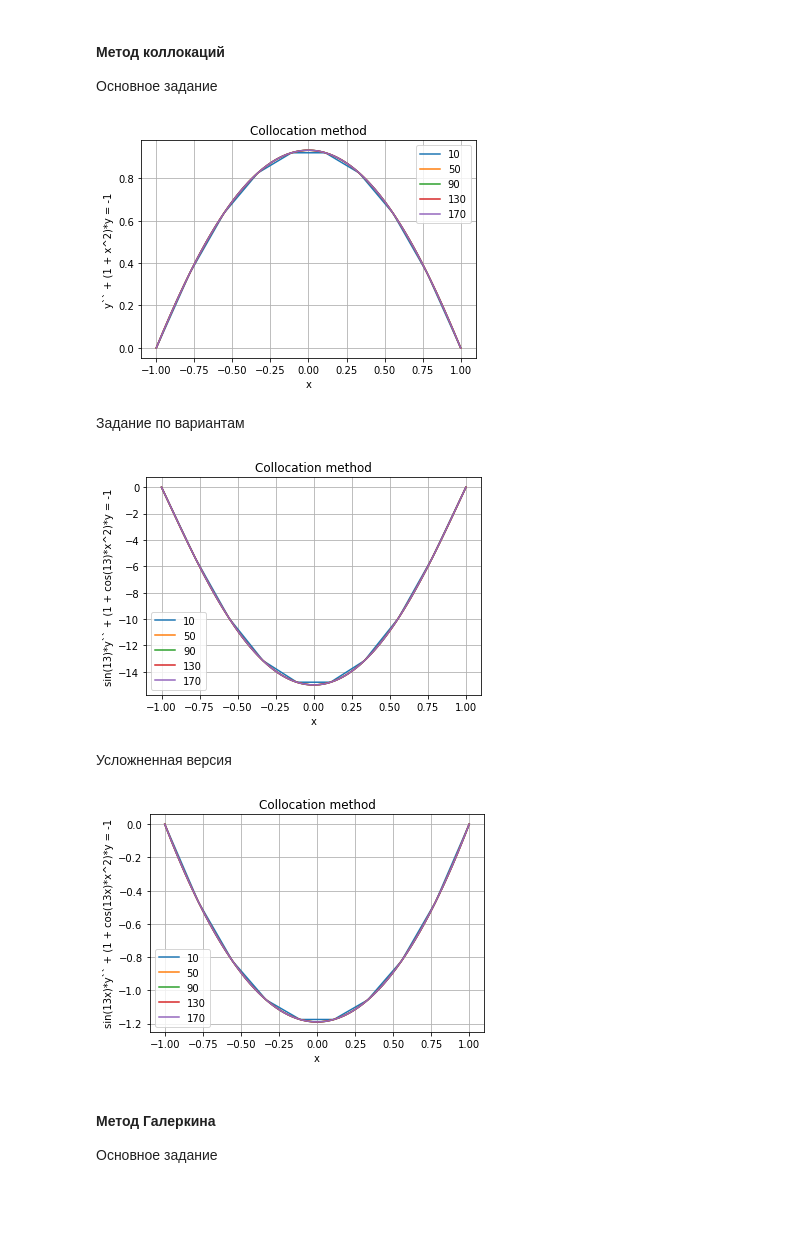
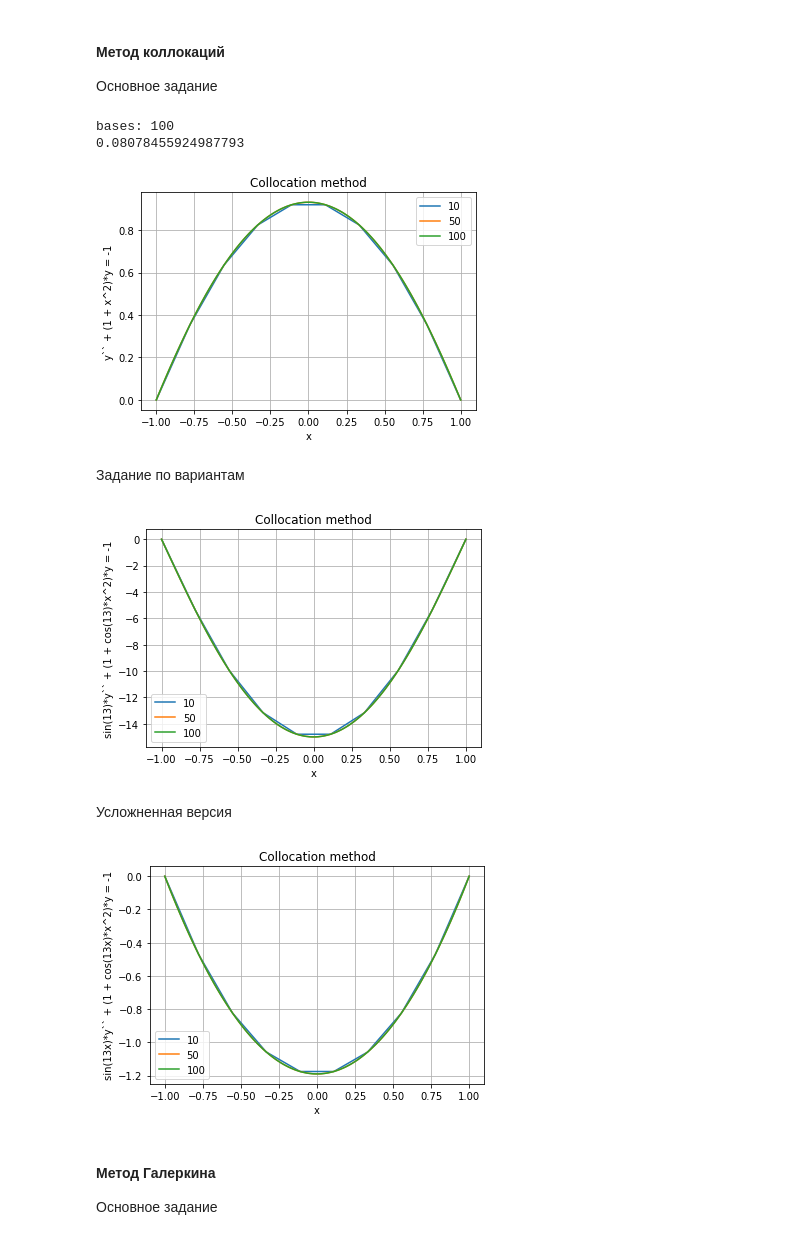
Before and after one commit to SingularityUrBrain/MNA, a Jupyter notebook: sem2/lab1/lab1.ipynb, the cells around one changed output. Cells and saved outputs as stored; diff of their text form; code cells hidden in the pictures; blank space fills up the shorter version.

```diff
--- a/sem2/lab1/lab1.ipynb
+++ b/sem2/lab1/lab1.ipynb
@@ -78,36 +70,41 @@ n_bases = int(input('number of bases: '))
 #### Метод коллокаций
 Основное задание
 # %%
-s = colloc_method(x0, xn, n_bases)
-for ni in range(10, 200, 40):
+print(f'bases: {n_bases}')
+t1 = time.time()
+a_vec = colloc_method(x0, xn, n_bases, lambda val: 1, lambda val: 1)
+print(time.time() - t1)
+for ni in [10, 50, 100]:
     x = np.linspace(x0, xn, ni)
-    y = [s.subs(sp.Symbol('x'), x[i]) for i in range(ni)]
+    y = [sum(x[i]**j*(1-x[i]**2)*a_vec[j] for j in range(n_bases)) for i in range(ni)]
     draw(x, y, 'Collocation method', len(x), 'y`` + (1 + x^2)*y = -1')
 plt.show()
 # %% [output]
+bases: 100
+0.08078455924987793
-[figure, old version]
+[figure, new version]
 # %% [markdown]
 Задание по вариантам
 # %%
-s = colloc_method(x0, xn, n_bases, np.sin(option), np.cos(option))
-for ni in range(10, 200, 40):
+a_vec = colloc_method(x0, xn, n_bases, lambda val: np.sin(option), lambda val: np.cos(option))
+for ni in [10, 50, 100]:
     x = np.linspace(x0, xn, ni)
-    y = [s.subs(sp.Symbol('x'), x[i]) for i in range(ni)]
+    y = [sum(x[i]**j*(1-x[i]**2)*a_vec[j] for j in range(n_bases)) for i in range(ni)]
     draw(x, y, 'Collocation method', len(x), f'sin({option})*y`` + (1 + cos({option})*x^2)*y = -1')
 plt.show()
 # %% [output]
-[figure, old version]
+[figure, new version]
 # %% [markdown]
 Усложненная версия
 # %%
-s = colloc_method(x0, xn, 1, sp.sin(option*sp.Symbol('x')), sp.cos(option*sp.Symbol('x')))
-for ni in range(10, 200, 40):
+a_vec = colloc_method(x0, xn, 1, lambda val: np.sin(option*val), lambda val: np.cos(option*val))
+for ni in [10, 50, 100]:
     x = np.linspace(x0, xn, ni)
-    y = [s.subs(sp.Symbol('x'), x[i]) for i in range(ni)]
+    y = [(1-x[i]**2)*a_vec[0] for i in range(ni)]
     draw(x, y, 'Collocation method', len(x), f'sin({option}x)*y`` + (1 + cos({option}x)*x^2)*y = -1')
 plt.show()
 # %% [output]
-[figure, old version]
+[figure, new version]
 # %% [markdown]
 #### Метод Галеркина
 Основное задание
```
Also changed, not shown: parts of 16 cells of this notebook.
